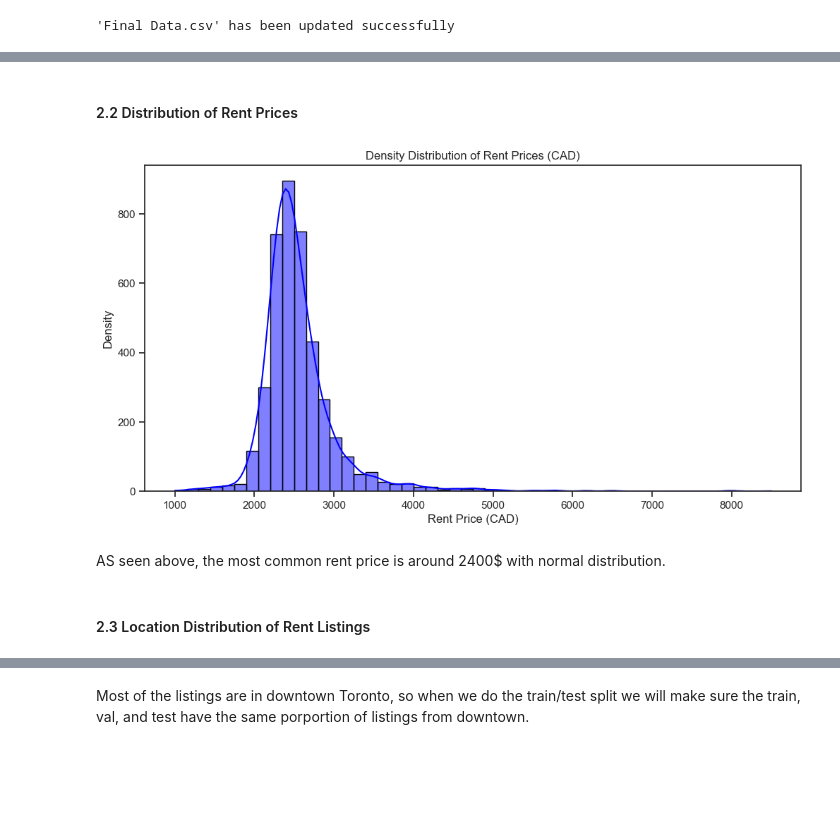
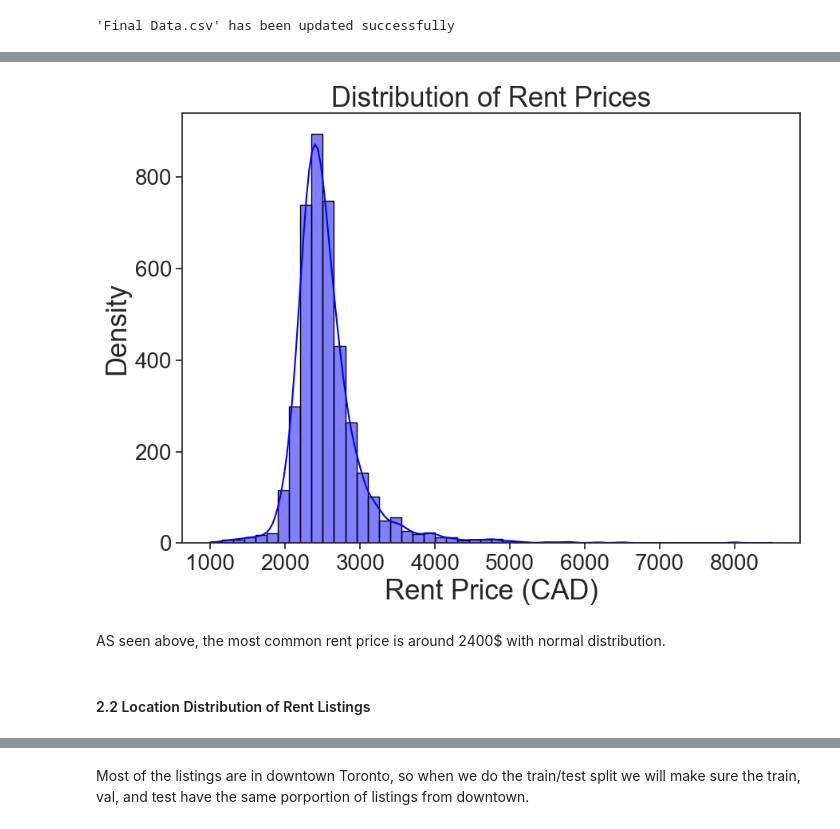
Before and after one commit to Positiveproton9/CME538projectTeam10, a Jupyter notebook: Rent Data/Zillow/Big_Project_G10_V3 (All data).ipynb, the cells around one changed output, grey strips where cells are left out. Saved outputs shown, nothing was run; the diff lists cells and outputs as text; code cells hidden in the pictures; blank space fills up the shorter version.

Commit message:
V3 (all data) is updated and ready with new figures, models and imput function

```diff
--- a/Rent Data/Zillow/Big_Project_G10_V3 (All data).ipynb
+++ b/Rent Data/Zillow/Big_Project_G10_V3 (All data).ipynb
@@ -881,18 +875,17 @@ plt.show()
-# %% [markdown]
-#### 2.2 Distribution of Rent Prices
 # %%
 # Plot the distribution of rental prices
-plt.figure(figsize=(12, 6))
+plt.figure(figsize=(10, 7))
 sns.histplot(df['Rent Price (CAD)'], kde=True, color='blue', bins=50)
-plt.xlabel('Rent Price (CAD)')
-plt.ylabel('Density')
-plt.title('Density Distribution of Rent Prices (CAD)')
+plt.xlabel('Rent Price (CAD)', fontsize=25)
+plt.ylabel('Density', fontsize=25)
+plt.title('Distribution of Rent Prices', fontsize=25)
+plt.tick_params(axis='both', which='major', labelsize=20)
 plt.show()
 # %% [output]
-[figure, old version]
+[figure, new version]
 # %% [markdown]
 AS seen above, the most common rent price is around 2400$ with normal distribution.
 # %% [markdown]
-#### 2.3 Location Distribution of Rent Listings
+#### 2.2 Location Distribution of Rent Listings
 # %%
 # Plot neighborhoods
```
Also changed, not shown: parts of 56 cells of this notebook, 1 other file.
